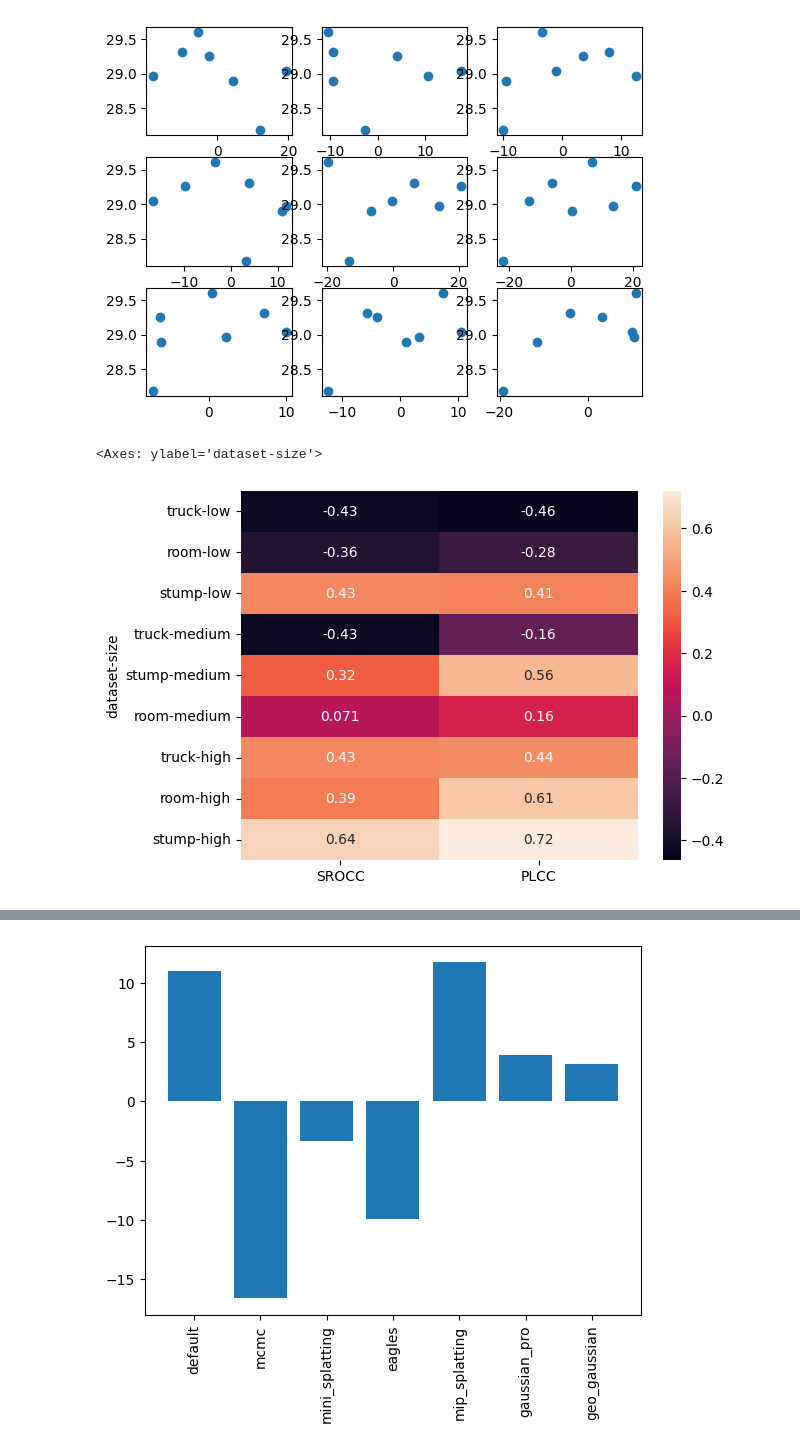
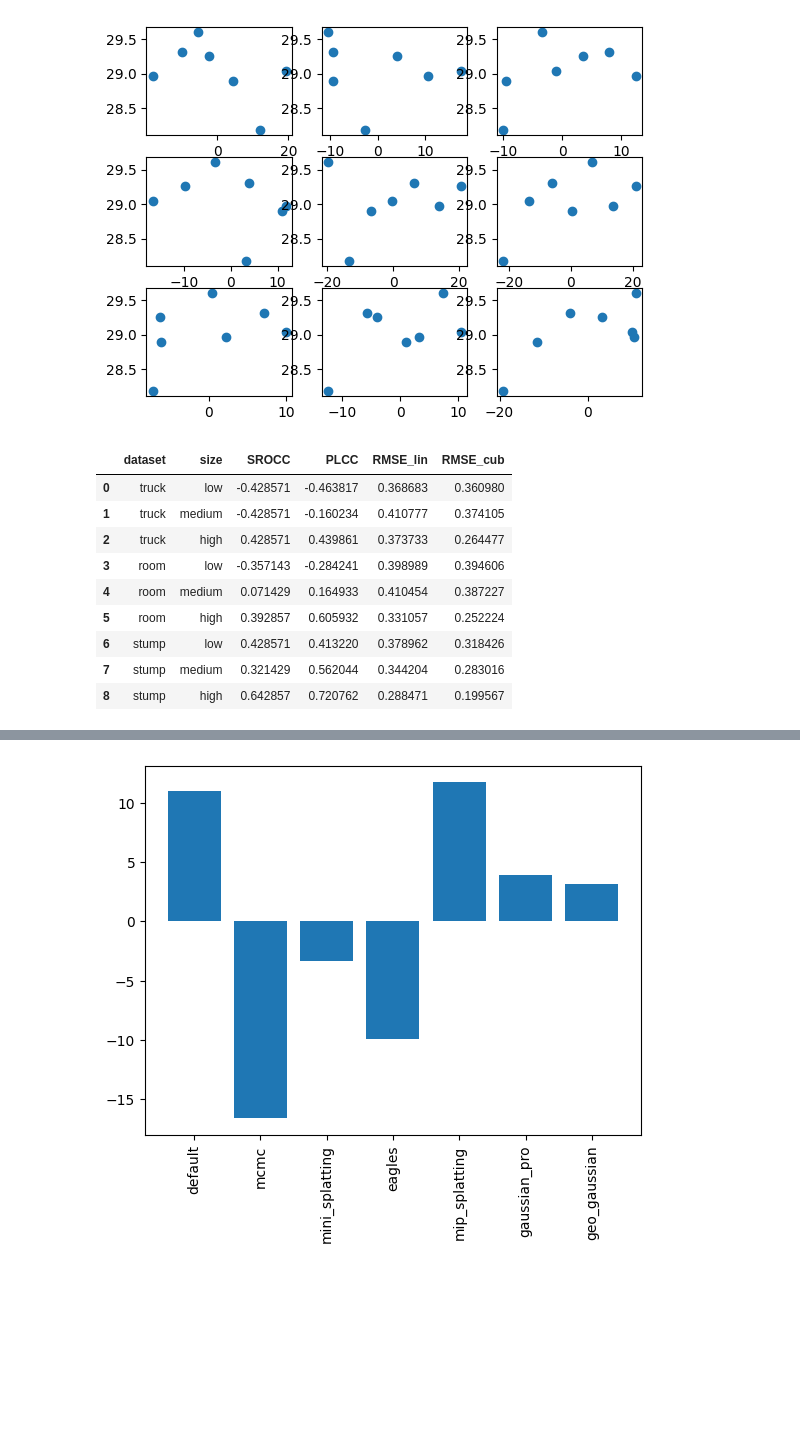
Before and after one commit to PaulErpen/final-data-analysis, a Jupyter notebook: joint-data-analysis.ipynb, the cells around one changed output, grey strips where cells are left out. Cells and saved outputs as stored; diff of their text form; code cells hidden in the pictures; blank space fills up the shorter version.

```diff
--- a/joint-data-analysis.ipynb
+++ b/joint-data-analysis.ipynb
@@ -18,6 +18,35 @@ For each facet of my data I can create scatterplot where one observation is a me
 from matplotlib import pyplot as plt
 from scipy.stats import pearsonr, norm, spearmanr
 import numpy as np
+from sklearn.linear_model import LinearRegression
+from sklearn.metrics import mean_squared_error
+
+
+def compute_linear_rmse(x, y) -> float:
+    X = x.values.reshape(-1, 1)  # Reshape for sklearn
+    y = y.values
+
+    linear_model = LinearRegression()
+    linear_model.fit(X, y)
+    y_pred_linear = linear_model.predict(X)
+    rmse_linear = np.sqrt(mean_squared_error(y, y_pred_linear))
+    return rmse_linear
+
+
+def compute_nonlinear_rmse(x, y) -> float:
+    X = x.values.reshape(-1, 1)  # Reshape for sklearn
+    y = y.values
+
+    # Nonlinear (Quadratic) Regression
+    X_nonlinear = np.column_stack((X, X**2))  # Add x^2 term
+    nonlinear_model = (
+        LinearRegression()
+    )  # Still use linear regression, but with transformed features
+    nonlinear_model.fit(X_nonlinear, y)
+    y_pred_nonlinear = nonlinear_model.predict(X_nonlinear)
+    rmse_nonlinear = np.sqrt(mean_squared_error(y, y_pred_nonlinear))
+    return rmse_nonlinear
+
 
 def compute_spearman(x, y) -> float:
     corr, _ = spearmanr(x, y)
@@ -73,6 +102,14 @@ def plot_quality_metric_against_jod(quality_metric: str = "psnr") -> pd.DataFram
                         single_facet_df["jod"].astype(np.float32),
                         single_facet_df[quality_metric].astype(np.float32),
                     ),
+                    "RMSE_lin": compute_linear_rmse(
+                        single_facet_df["jod"],
+                        single_facet_df[quality_metric],
+                    ),
+                    "RMSE_cub": compute_nonlinear_rmse(
+                        single_facet_df["jod"],
+                        single_facet_df[quality_metric],
+                    ),
                 }
             )
 
@@ -84,20 +121,16 @@ def plot_quality_metric_against_jod(quality_metric: str = "psnr") -> pd.DataFram
 df_psnr = plot_quality_metric_against_jod()
 # %% [output]
 [figure]
-# %%
-import seaborn as sns
-
-
-def get_sort_key_for_size(x):
-    return x.apply(lambda y: {"high": 3, "medium": 2, "low": 1}[y])
-
-
-sns.heatmap(
-    df_psnr.sort_values("size", key=lambda x: get_sort_key_for_size(x)).set_index(
-        ["dataset", "size"]
-    ),
-    annot=True,
-)
-# %% [output]
-<Axes: ylabel='dataset-size'>
-[figure, removed]
+# %%
+df_psnr
+# %% [output]
+|  | dataset | size | SROCC | PLCC | RMSE_lin | RMSE_cub |
+| 0 | truck | low | -0.428571 | -0.463817 | 0.368683 | 0.360980 |
+| 1 | truck | medium | -0.428571 | -0.160234 | 0.410777 | 0.374105 |
+| 2 | truck | high | 0.428571 | 0.439861 | 0.373733 | 0.264477 |
+| 3 | room | low | -0.357143 | -0.284241 | 0.398989 | 0.394606 |
+| 4 | room | medium | 0.071429 | 0.164933 | 0.410454 | 0.387227 |
+| 5 | room | high | 0.392857 | 0.605932 | 0.331057 | 0.252224 |
+| 6 | stump | low | 0.428571 | 0.413220 | 0.378962 | 0.318426 |
+| 7 | stump | medium | 0.321429 | 0.562044 | 0.344204 | 0.283016 |
+| 8 | stump | high | 0.642857 | 0.720762 | 0.288471 | 0.199567 |
```
Also changed, not shown: parts of 1 cell of this notebook.
